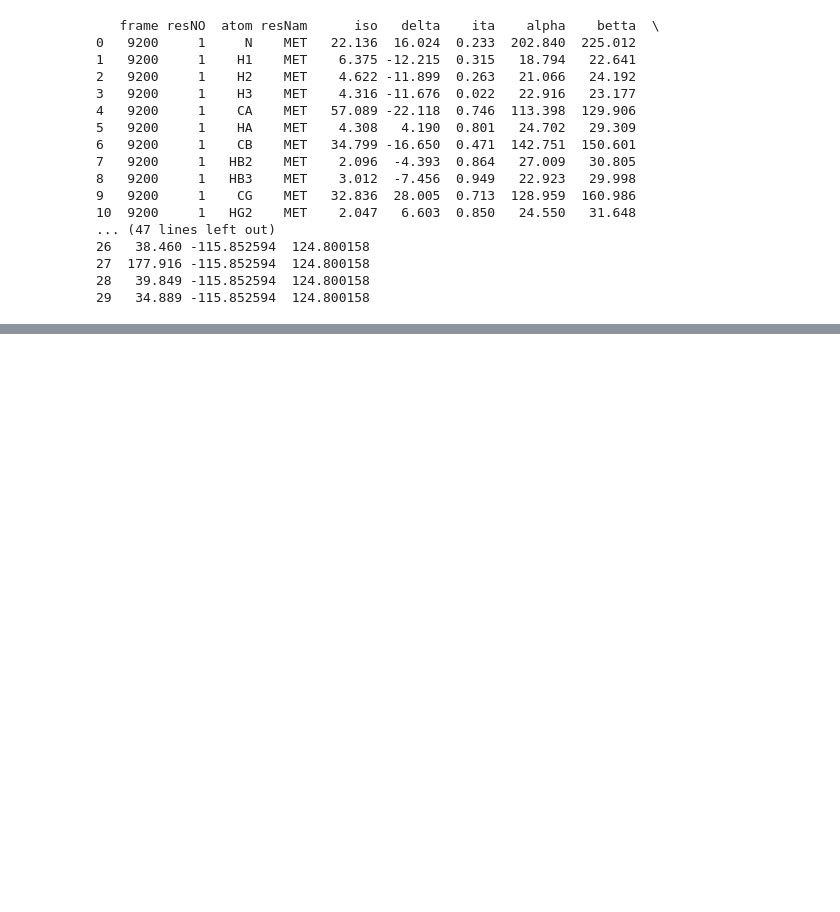
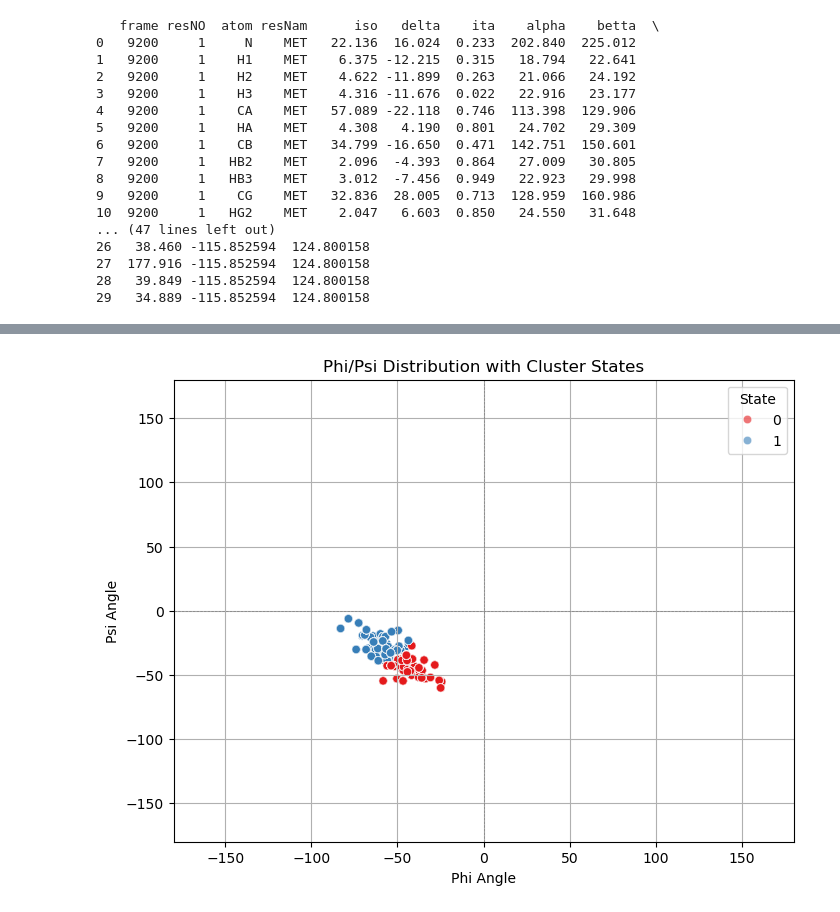
Before and after one commit to Xyunyao/KChannel_torsion_angle, a Jupyter notebook: dhfr_qm_analysis.ipynb, the cells around one changed output, grey strips where cells are left out. Cells and saved outputs as stored; diff of their text form; code cells hidden in the pictures; blank space fills up the shorter version.

```diff
--- a/dhfr_qm_analysis.ipynb
+++ b/dhfr_qm_analysis.ipynb
@@ -180,3 +180,8 @@ final_df.to_csv('/Users/yunyao_1/Dropbox/KcsA/DHFR_Analysis/DHFR_NMR_torsion_cs_
 # Question 8. using deep learning method to predict chemical shift (e.g. graph neural network)
 # Question 9. using ESM model to code sequece and structure information (e.g. esm2, esmfold)
 # Question 10. using attention mechanism to predict chemical shift (e.g. transformer)
+# %%
+# read the final dataframe and do ananlysis
+import pandas as pd
+final_df=pd.read_csv('/Users/yunyao_1/Dropbox/KcsA/DHFR_Analysis/DHFR_NMR_torsion_cs_combined.csv')
+print(final_df.head(30))
@@ -240,0 +266,3 @@ def knn_cluster_torsion(torsion_data, min_samples=5, random_state=42):
+# %%
+# add state column based on the resulsts of knn clustering
+df_with_states = knn_cluster_torsion(final_df)
@@ -240,0 +285,21 @@ def knn_cluster_torsion(torsion_data, min_samples=5, random_state=42):
+# %%
+# visualization phi/psi distribution  with state color
+import matplotlib.pyplot as plt
+import seaborn as sns
+import numpy as np
+
+plt.figure(figsize=(8, 6))
+# only plot the first residue for clarity
+sns.scatterplot(data=df_with_states[df_with_states['resNO'] == 20], x='phi', y='psi', hue='state', palette='Set1', alpha=0.6)
+plt.title('Phi/Psi Distribution with Cluster States')
+plt.xlabel('Phi Angle')
+plt.ylabel('Psi Angle')
+plt.legend(title='State')
+plt.grid(True)
+plt.xlim(-180, 180)
+plt.ylim(-180, 180)
+plt.axhline(0, color='grey', linestyle='--', linewidth=0.5)
+plt.axvline(0, color='grey', linestyle='--', linewidth=0.5)
+plt.show()
+# %% [output]
+[figure, added]
```
Also changed, not shown: parts of 20 cells of this notebook.
